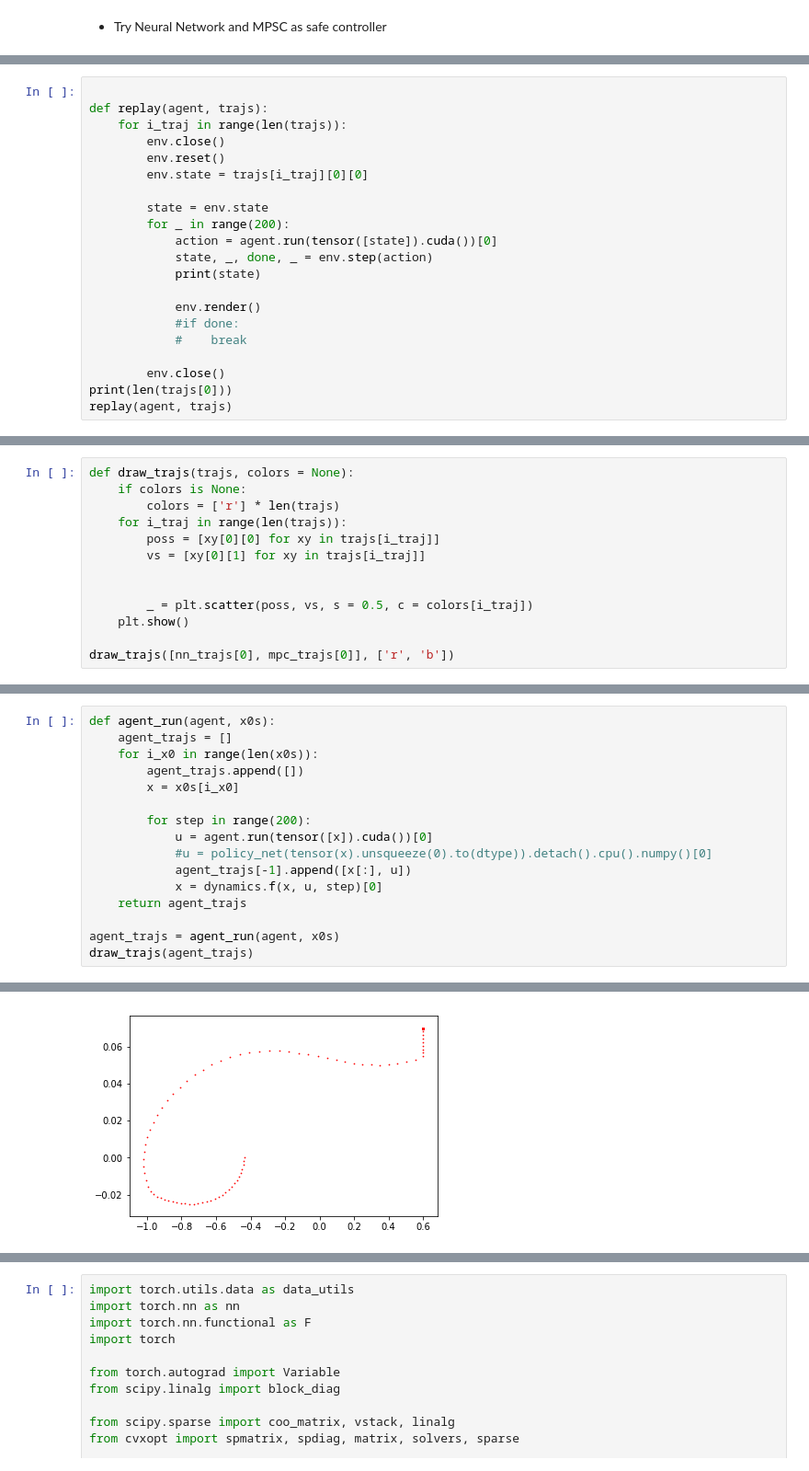
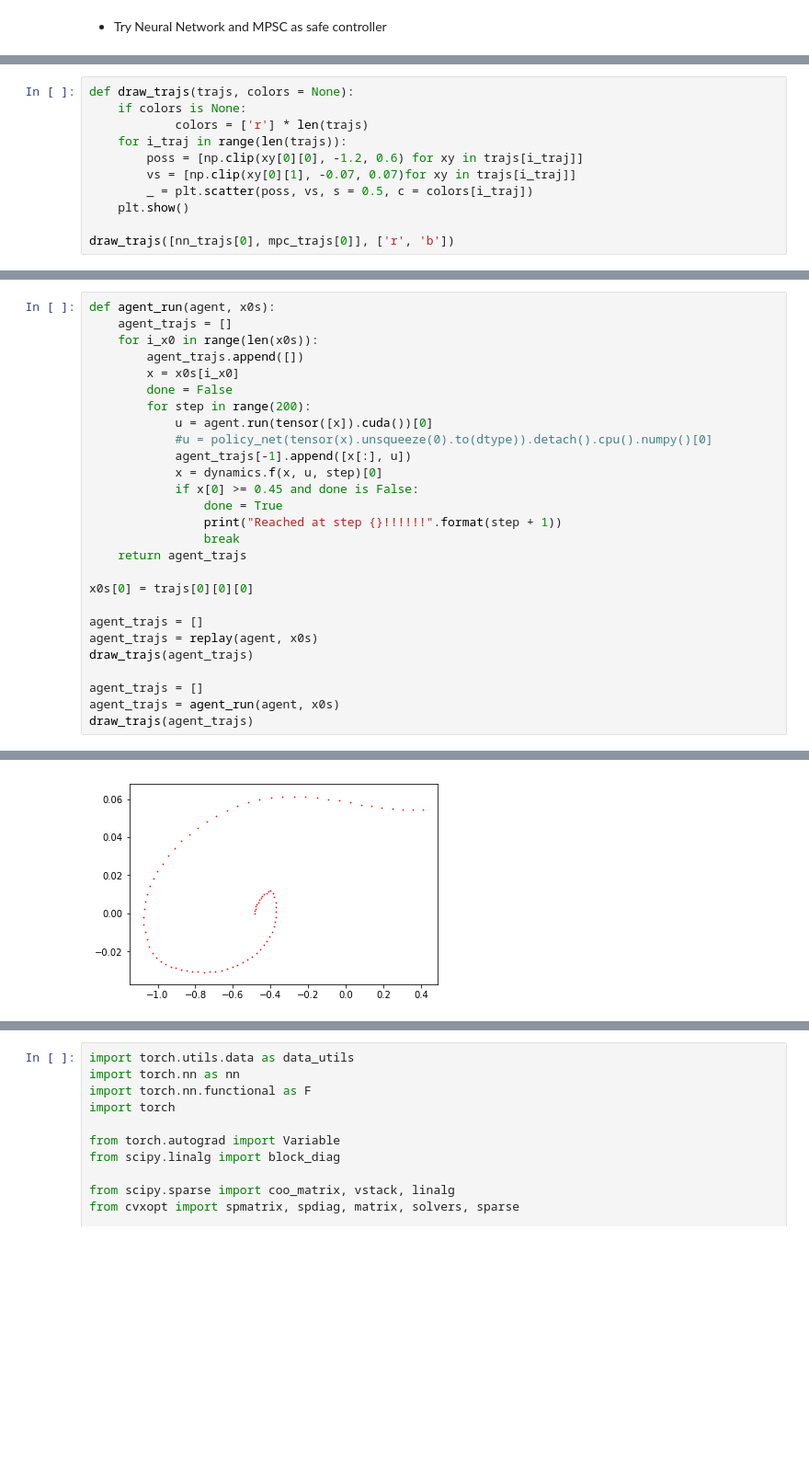
Before and after one commit to zwc662/MPSC_Guided_Imitation_Learning, a Jupyter notebook: ilqr/examples/mountaincar.ipynb, the cells around one changed output, grey strips where cells are left out. Shown at 92% size. Saved outputs shown, nothing was run; the diff lists cells and outputs as text; blank space fills up the shorter version.

```diff
--- a/ilqr/examples/mountaincar.ipynb
+++ b/ilqr/examples/mountaincar.ipynb
@@ -477,21 +518,0 @@ Utilize MPC output [0.]
-# %%
-
-def replay(agent, trajs):
-    for i_traj in range(len(trajs)):
-        env.close()
-        env.reset()
-        env.state = trajs[i_traj][0][0]
-
-        state = env.state
-        for _ in range(200):
-            action = agent.run(tensor([state]).cuda())[0]
-            state, _, done, _ = env.step(action)
-            print(state)
-
-            env.render()
-            #if done:
-            #    break
-
-        env.close()
-print(len(trajs[0]))
-replay(agent, trajs)
@@ -516,12 +519,10 @@ replay(agent, trajs)
 # %%
 def draw_trajs(trajs, colors = None):
     if colors is None:
-        colors = ['r'] * len(trajs)
+            colors = ['r'] * len(trajs)
     for i_traj in range(len(trajs)):
-        poss = [xy[0][0] for xy in trajs[i_traj]]
-        vs = [xy[0][1] for xy in trajs[i_traj]]
-
-
+        poss = [np.clip(xy[0][0], -1.2, 0.6) for xy in trajs[i_traj]]
+        vs = [np.clip(xy[0][1], -0.07, 0.07)for xy in trajs[i_traj]]
         _ = plt.scatter(poss, vs, s = 0.5, c = colors[i_traj])
     plt.show()
 
@@ -534,14 +535,25 @@ def agent_run(agent, x0s):
     for i_x0 in range(len(x0s)):
         agent_trajs.append([])
         x = x0s[i_x0]
-
+        done = False
         for step in range(200):
             u = agent.run(tensor([x]).cuda())[0]
             #u = policy_net(tensor(x).unsqueeze(0).to(dtype)).detach().cpu().numpy()[0]
             agent_trajs[-1].append([x[:], u])
             x = dynamics.f(x, u, step)[0]
+            if x[0] >= 0.45 and done is False:
+                done = True
+                print("Reached at step {}!!!!!!".format(step + 1))
+                break
     return agent_trajs
 
+x0s[0] = trajs[0][0][0]
+
+agent_trajs = []
+agent_trajs = replay(agent, x0s)
+draw_trajs(agent_trajs)
+
+agent_trajs = []
 agent_trajs = agent_run(agent, x0s)
 draw_trajs(agent_trajs)
 # %% [output]
@@ -548 +563 @@ draw_trajs(agent_trajs)
-[figure, old version]
+[figure, new version]
```
Also changed, not shown: parts of 13 cells of this notebook, 4 other files.
